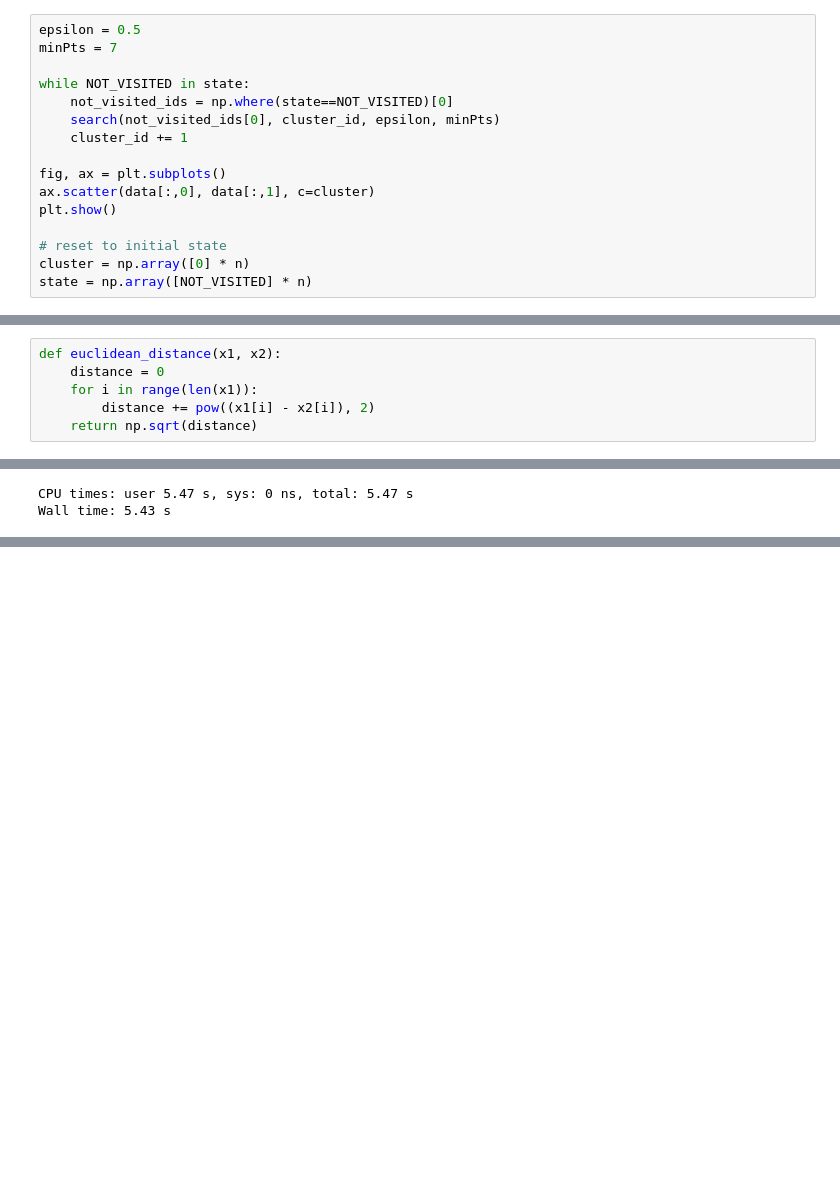
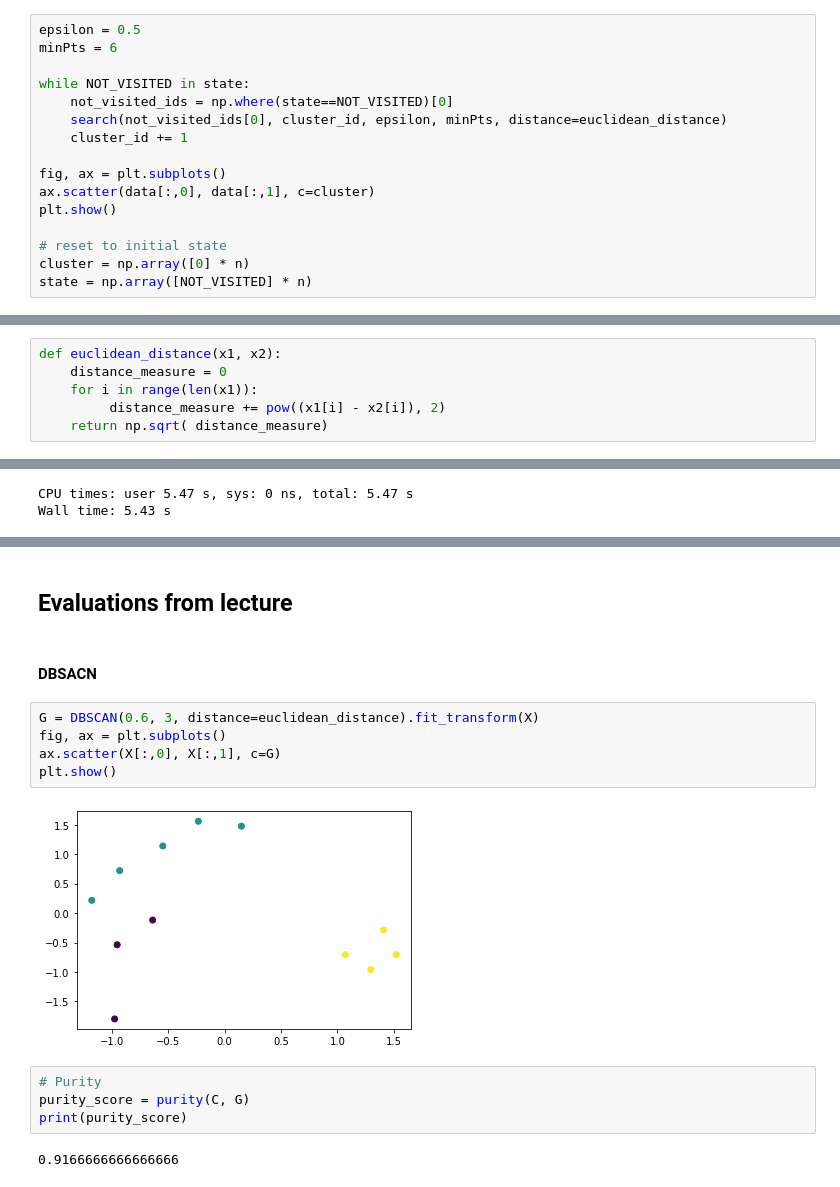
Before and after one commit to arek544/DBSCAN, a Jupyter notebook: dbscan_vs_dbscrn.ipynb, the cells around one changed output, grey strips where cells are left out. Drawn from its saved outputs; the diff is of its cells as text; blank space fills up the shorter version.

```diff
--- a/dbscan_vs_dbscrn.ipynb
+++ b/dbscan_vs_dbscrn.ipynb
@@ -77,11 +107,11 @@ def search(current_index, cluster_id, epsilon, minPts):
 ## Clusterization test
 # %%
 epsilon = 0.5
-minPts = 7
+minPts = 6
 
 while NOT_VISITED in state:
     not_visited_ids = np.where(state==NOT_VISITED)[0]
-    search(not_visited_ids[0], cluster_id, epsilon, minPts)
+    search(not_visited_ids[0], cluster_id, epsilon, minPts, distance=euclidean_distance)
     cluster_id += 1
 
 fig, ax = plt.subplots()
@@ -185,7 +232,7 @@ all_point_indices = list(range(len(data))) # inidces of all points
 ## Similarity measure: euclidean distance
 # %%
 def euclidean_distance(x1, x2):
-    distance = 0
+    distance_measure = 0
     for i in range(len(x1)):
-        distance += pow((x1[i] - x2[i]), 2)
-    return np.sqrt(distance)
+         distance_measure += pow((x1[i] - x2[i]), 2)
+    return np.sqrt( distance_measure)
@@ -528,0 +646,17 @@ Wall time: 5.43 s
+# %% [markdown]
+## Evaluations from lecture
+# %% [markdown]
+#### DBSACN
+# %%
+G = DBSCAN(0.6, 3, distance=euclidean_distance).fit_transform(X)
+fig, ax = plt.subplots()
+ax.scatter(X[:,0], X[:,1], c=G)
+plt.show()
+# %% [output]
+[figure, added]
+# %%
+# Purity
+purity_score = purity(C, G)
+print(purity_score)
+# %% [output]
+0.9166666666666666
```
Also changed, not shown: parts of 35 cells of this notebook.
